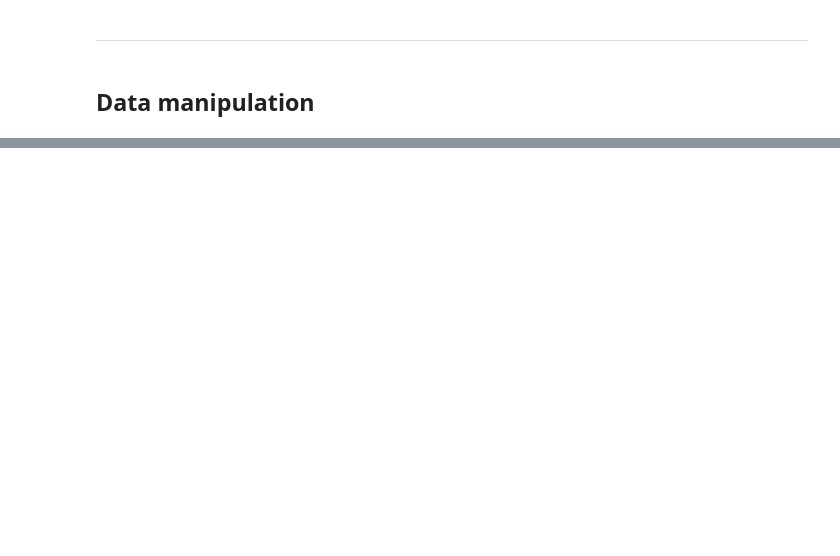
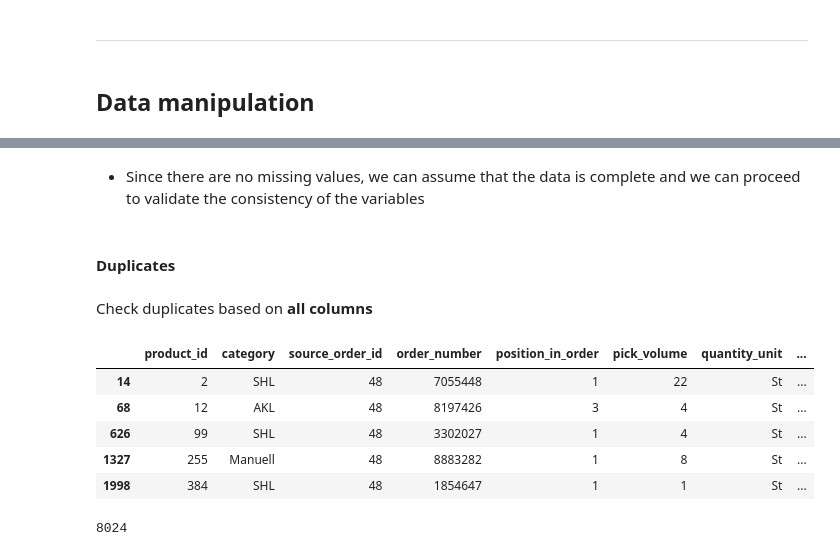
Before and after one commit to aleksandarkling/OBETAWarehousingAnalyticsProject, a Jupyter notebook: Step 1 - Preparing Data/pick_data.ipynb, the cells around one changed output, grey strips where cells are left out. Drawn from its saved outputs; the diff is of its cells as text; code cells hidden in the pictures; blank space fills up the shorter version.

Commit message:
Step 1 - Preparing Data
pick_data: missing values
pick_data: dropping duplicates based on all columns
pick_data: dropping duplicates based on date_time*

```diff
--- a/Step 1 - Preparing Data/pick_data.ipynb
+++ b/Step 1 - Preparing Data/pick_data.ipynb
@@ -101,0 +161,3 @@ pick_data.head()
+# %%
+# chage the type of date (without hour, min, sec) to match schema
+pick_data["date"] = pd.to_datetime(pick_data["date"])
@@ -106,2 +188,0 @@ Matching data types
-# %%
-pick_data["date"] = pd.to_datetime(pick_data["date_time"])
@@ -181,0 +233,22 @@ ______
+# %% [markdown]
+* Since there are no missing values, we can assume that the data is complete and we can proceed to validate the consistency of the variables
+# %% [markdown]
+#### Duplicates
+# %% [markdown]
+Check duplicates based on **all columns**
+# %%
+# get duplicates dataframe over the all columns
+duplicates_pick_date = pick_data.duplicated(subset = list(pick_data.columns))
+pick_data[duplicates_pick_date].head()
+# %% [output]
+|  | product_id | category | source_order_id | order_number | position_in_order | pick_volume | quantity_unit | ... |
+| 14 | 2 | SHL | 48 | 7055448 | 1 | 22 | St | ... |
+| 68 | 12 | AKL | 48 | 8197426 | 3 | 4 | St | ... |
+| 626 | 99 | SHL | 48 | 3302027 | 1 | 4 | St | ... |
+| 1327 | 255 | Manuell | 48 | 8883282 | 1 | 8 | St | ... |
+| 1998 | 384 | SHL | 48 | 1854647 | 1 | 1 | St | ... |
+# %%
+# get the count of duplicated values
+print(len(pick_data[duplicates_pick_date]))
+# %% [output]
+8024
```
Also changed, not shown: parts of 68 cells of this notebook.
